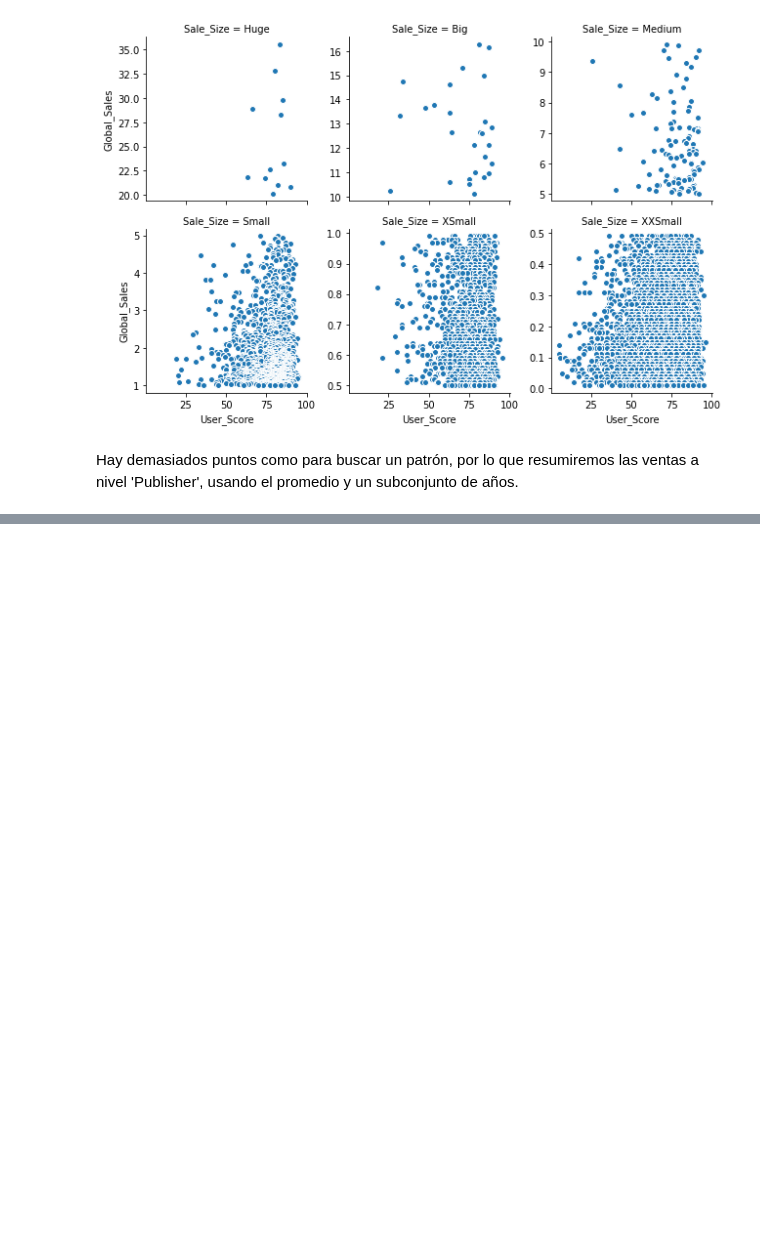
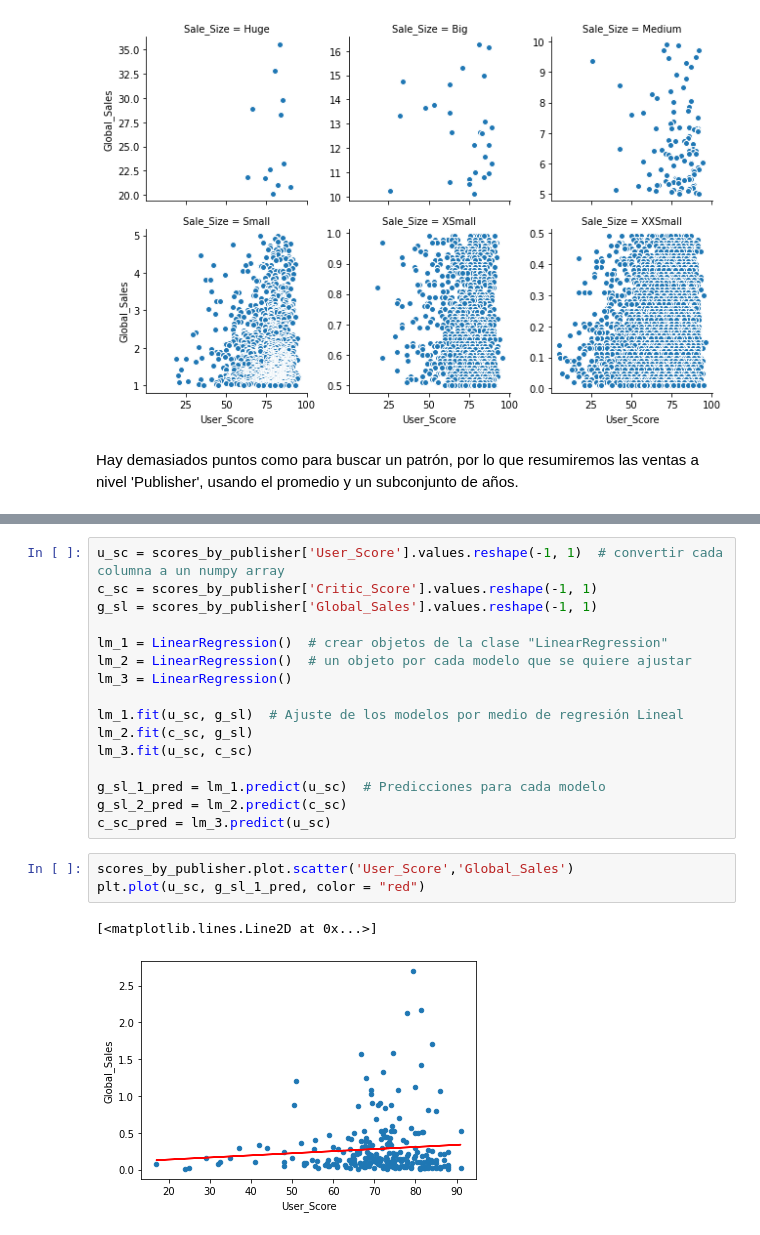
Before and after one commit to prope-2020-gh-classroom/practica-final-por-equipos-verano-2020-itam-jreyesgar93, a Jupyter notebook: Analisis_exploratorio.ipynb, the cells around one changed output, grey strips where cells are left out. Saved outputs shown, nothing was run; the diff lists cells and outputs as text; blank space fills up the shorter version.

```diff
--- a/Analisis_exploratorio.ipynb
+++ b/Analisis_exploratorio.ipynb
@@ -316,0 +341,22 @@ Hay demasiados puntos como para buscar un patrón, por lo que resumiremos las ve
+# %%
+u_sc = scores_by_publisher['User_Score'].values.reshape(-1, 1)  # convertir cada columna a un numpy array
+c_sc = scores_by_publisher['Critic_Score'].values.reshape(-1, 1)
+g_sl = scores_by_publisher['Global_Sales'].values.reshape(-1, 1)
+
+lm_1 = LinearRegression()  # crear objetos de la clase "LinearRegression"
+lm_2 = LinearRegression()  # un objeto por cada modelo que se quiere ajustar
+lm_3 = LinearRegression()
+
+lm_1.fit(u_sc, g_sl)  # Ajuste de los modelos por medio de regresión Lineal
+lm_2.fit(c_sc, g_sl)
+lm_3.fit(u_sc, c_sc)
+
+g_sl_1_pred = lm_1.predict(u_sc)  # Predicciones para cada modelo
+g_sl_2_pred = lm_2.predict(c_sc)
+c_sc_pred = lm_3.predict(u_sc)
+# %%
+scores_by_publisher.plot.scatter('User_Score','Global_Sales')
+plt.plot(u_sc, g_sl_1_pred, color = "red")
+# %% [output]
+[<matplotlib.lines.Line2D at 0x...>]
+[figure, added]
```
Also changed, not shown: parts of 7 cells of this notebook, 1 other file.
